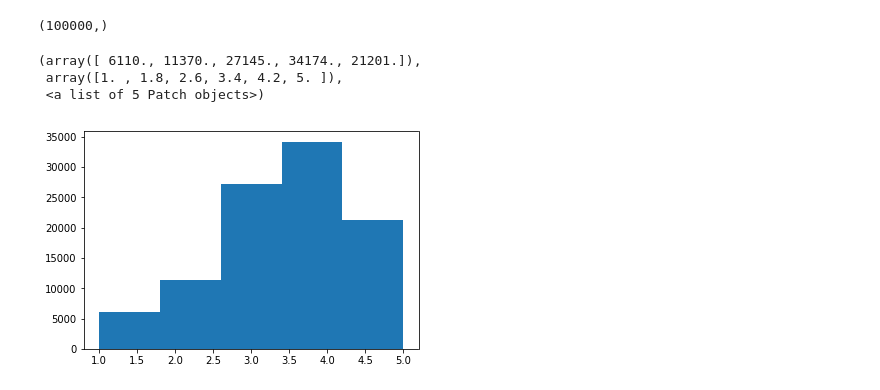
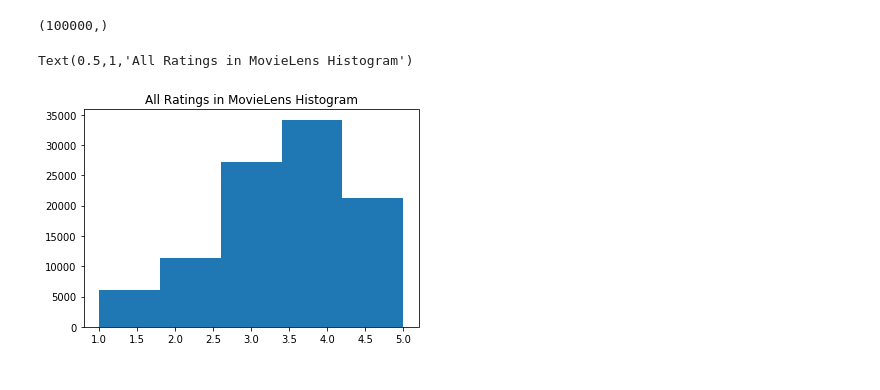
Before and after one commit to pamela-zhang/Miniproject-2-MovieLens-Visualization, a Jupyter notebook: Basic.ipynb, the cells around one changed output. Saved outputs shown, nothing was run; the diff lists cells and outputs as text; code cells hidden in the pictures.

Commit message:
Label 4.1 Histogram

```diff
--- a/Basic.ipynb
+++ b/Basic.ipynb
@@ -49,10 +49,9 @@ sns.distplot(all_ratings)
 print(all_ratings.shape)
 # %% [output]
 (100000,)
-# %%
-plt.hist(all_ratings, bins = 5)
-# %% [output]
-(array([ 6110., 11370., 27145., 34174., 21201.]),
- array([1. , 1.8, 2.6, 3.4, 4.2, 5. ]),
- <a list of 5 Patch objects>)
-[figure, removed]
+# %%
+all_ratings_hist = plt.hist(all_ratings, bins = 5)
+plt.title('All Ratings in MovieLens Histogram')
+# %% [output]
+Text(0.5,1,'All Ratings in MovieLens Histogram')
+[figure, added]
```
